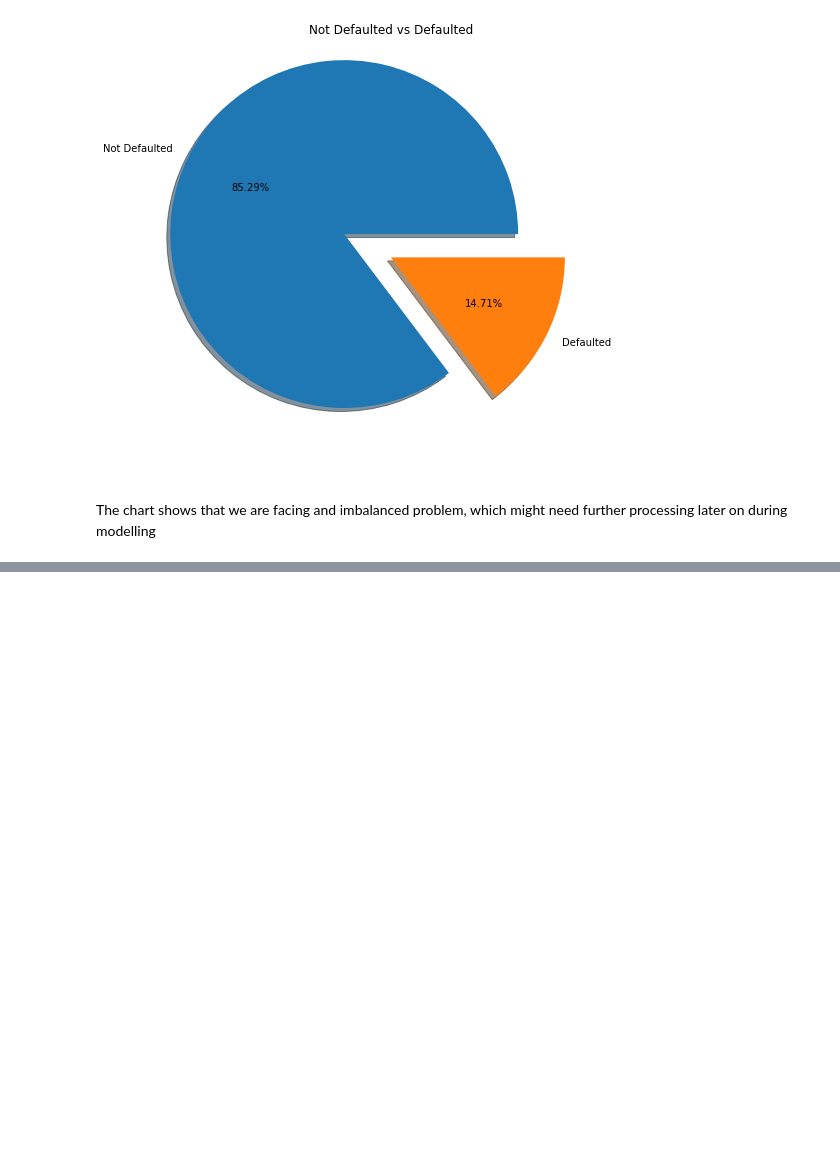
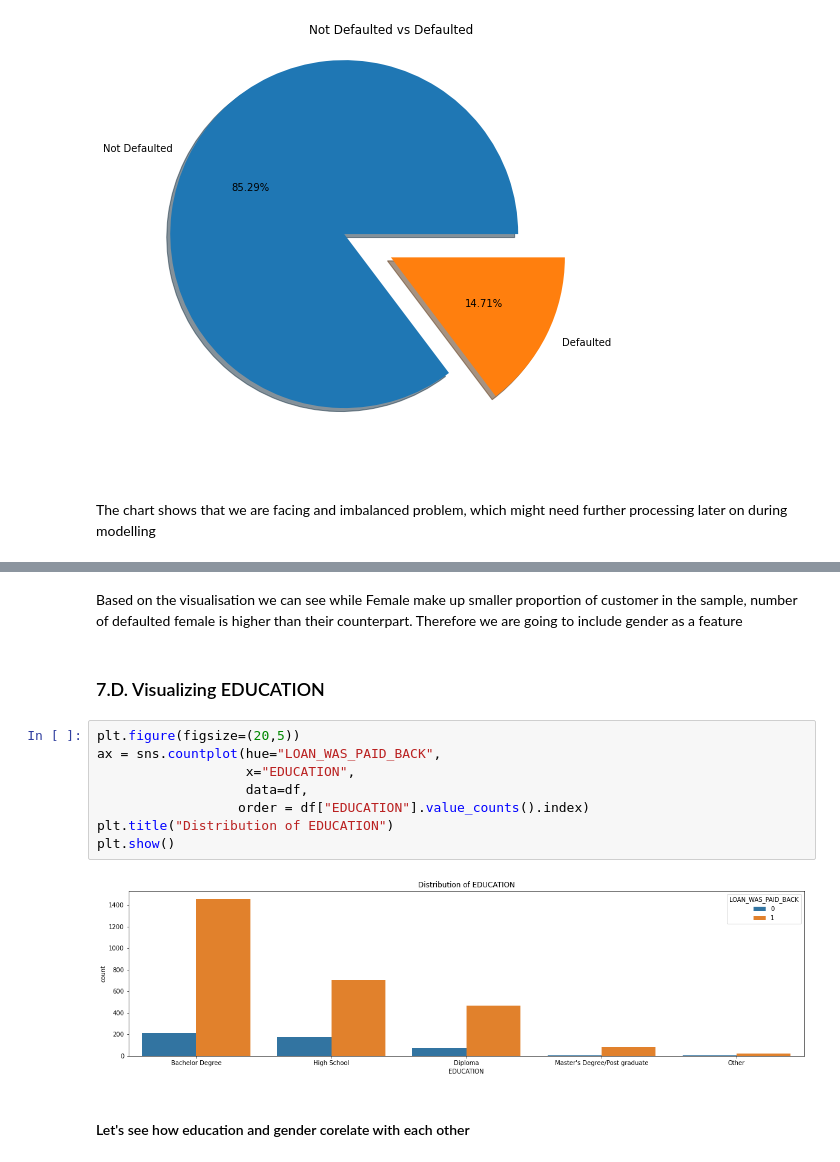
Before and after one commit to indrap23/PMDS-TEAM_XBOOST, a Jupyter notebook: Feature_ready.ipynb, the cells around one changed output, grey strips where cells are left out. Cells and saved outputs as stored; diff of their text form; blank space fills up the shorter version.

```diff
--- a/Feature_ready.ipynb
+++ b/Feature_ready.ipynb
@@ -1325,0 +537,16 @@ df_final3.to_csv("./Final_result_proba.csv")
+# %% [markdown]
+Based on the visualisation we can see while Female make up smaller proportion of customer in the sample, number of defaulted female is higher than their counterpart. Therefore we are going to include gender as a feature
+# %% [markdown]
+### 7.D. Visualizing EDUCATION
+# %%
+plt.figure(figsize=(20,5))
+ax = sns.countplot(hue="LOAN_WAS_PAID_BACK",
+                   x="EDUCATION",
+                   data=df,
+                  order = df["EDUCATION"].value_counts().index)
+plt.title("Distribution of EDUCATION")
+plt.show()
+# %% [output]
+[figure, added]
+# %% [markdown]
+#### Let's see how education and gender corelate with each other
```
Also changed, not shown: parts of 142 cells of this notebook.
